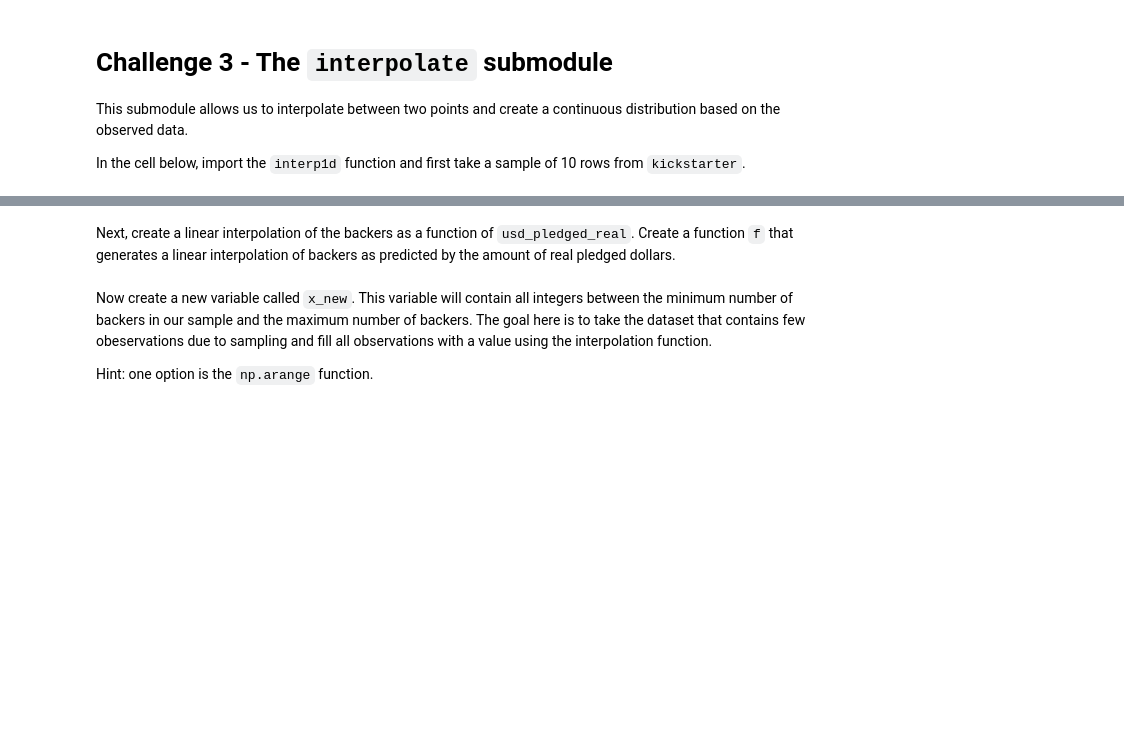
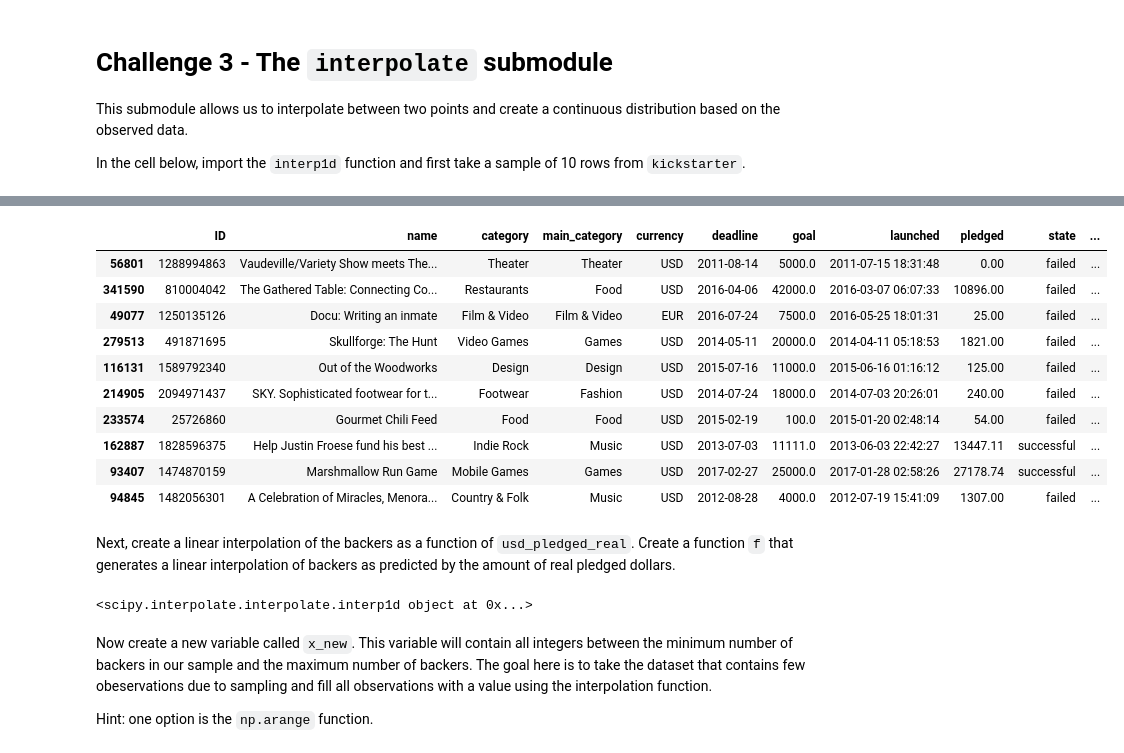
Before and after one commit to NSG2019/data-labs, a Jupyter notebook: module-2/lab-intro-to-scipy/your-code/main.ipynb, the cells around one changed output, grey strips where cells are left out. Saved outputs shown, nothing was run; the diff lists cells and outputs as text; code cells hidden in the pictures; blank space fills up the shorter version.

```diff
--- a/module-2/lab-intro-to-scipy/your-code/main.ipynb
+++ b/module-2/lab-intro-to-scipy/your-code/main.ipynb
@@ -173,3 +173,18 @@ In the cell below, import the `interp1d` function and first take a sample of 10
+# %%
+sample = kickstarter.sample(10)
+sample
+# %% [output]
+|  | ID | name | category | main_category | currency | deadline | goal | launched | pledged | state | ... |
+| 56801 | 1288994863 | Vaudeville/Variety Show meets The... | Theater | Theater | USD | 2011-08-14 | 5000.0 | 2011-07-15 18:31:48 | 0.00 | failed | ... |
+| 341590 | 810004042 | The Gathered Table: Connecting Co... | Restaurants | Food | USD | 2016-04-06 | 42000.0 | 2016-03-07 06:07:33 | 10896.00 | failed | ... |
+| 49077 | 1250135126 | Docu: Writing an inmate | Film & Video | Film & Video | EUR | 2016-07-24 | 7500.0 | 2016-05-25 18:01:31 | 25.00 | failed | ... |
+| 279513 | 491871695 | Skullforge: The Hunt | Video Games | Games | USD | 2014-05-11 | 20000.0 | 2014-04-11 05:18:53 | 1821.00 | failed | ... |
+| 116131 | 1589792340 | Out of the Woodworks | Design | Design | USD | 2015-07-16 | 11000.0 | 2015-06-16 01:16:12 | 125.00 | failed | ... |
+| 214905 | 2094971437 | SKY. Sophisticated footwear for t... | Footwear | Fashion | USD | 2014-07-24 | 18000.0 | 2014-07-03 20:26:01 | 240.00 | failed | ... |
+| 233574 | 25726860 | Gourmet Chili Feed | Food | Food | USD | 2015-02-19 | 100.0 | 2015-01-20 02:48:14 | 54.00 | failed | ... |
+| 162887 | 1828596375 | Help Justin Froese fund his best ... | Indie Rock | Music | USD | 2013-07-03 | 11111.0 | 2013-06-03 22:42:27 | 13447.11 | successful | ... |
+| 93407 | 1474870159 | Marshmallow Run Game | Mobile Games | Games | USD | 2017-02-27 | 25000.0 | 2017-01-28 02:58:26 | 27178.74 | successful | ... |
+| 94845 | 1482056301 | A Celebration of Miracles, Menora... | Country & Folk | Music | USD | 2012-08-28 | 4000.0 | 2012-07-19 15:41:09 | 1307.00 | failed | ... |
 # %% [markdown]
 Next, create a linear interpolation of the backers as a function of `usd_pledged_real`. Create a function `f` that generates a linear interpolation of backers as predicted by the amount of real pledged dollars.
 # %%
@@ -177,3 +193,7 @@ Next, create a linear interpolation of the backers as a function of `usd_pledged
+# %%
+print(f)
+# %% [output]
+<scipy.interpolate.interpolate.interp1d object at 0x...>
 # %% [markdown]
 Now create a new variable called `x_new`. This variable will contain all integers between the minimum number of backers in our sample and the maximum number of backers. The goal here is to take the dataset that contains few obeservations due to sampling and fill all observations with a value using the interpolation function.
 
```
Also changed, not shown: parts of 13 cells of this notebook, 7 other files.
